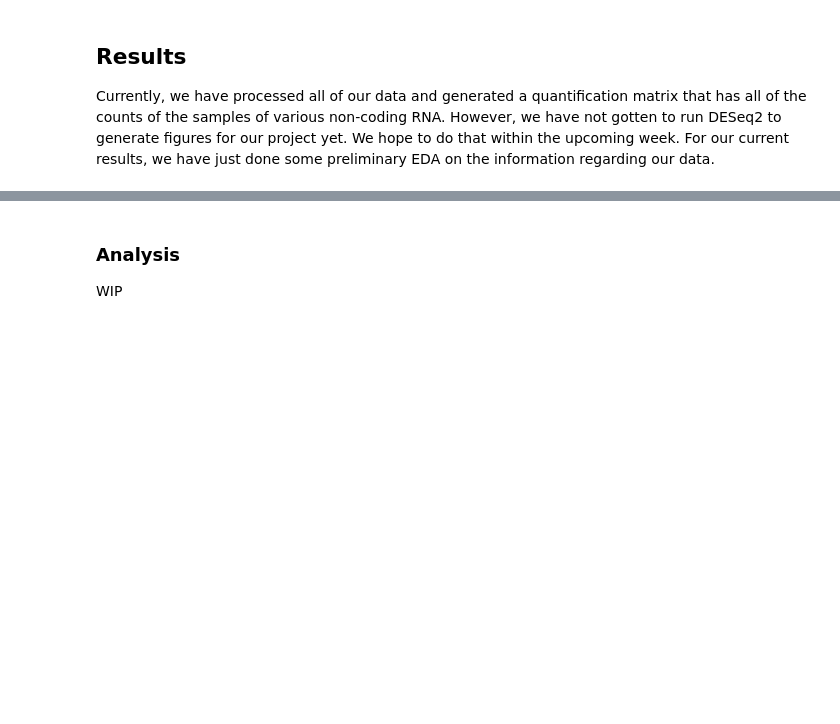
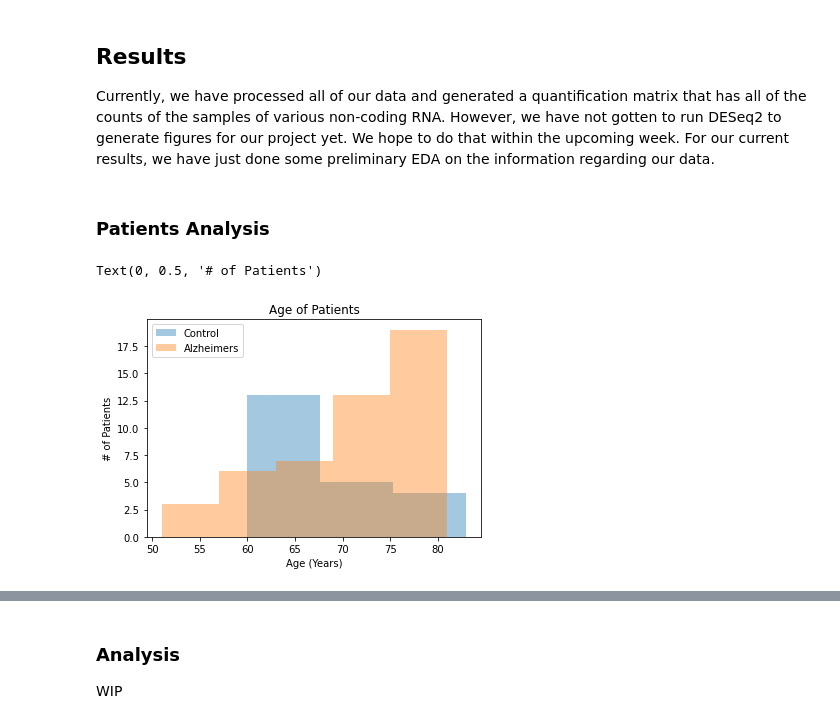
Before and after one commit to justjk139/alzheimers_gene_analysis, a Jupyter notebook: notebooks/Alzheimers-Biomarker-Analysis.ipynb, the cells around one changed output, grey strips where cells are left out. Saved outputs shown, nothing was run; the diff lists cells and outputs as text; code cells hidden in the pictures; blank space fills up the shorter version.

```diff
--- a/notebooks/Alzheimers-Biomarker-Analysis.ipynb
+++ b/notebooks/Alzheimers-Biomarker-Analysis.ipynb
@@ -63,3 +63,5 @@ In the next coming weeks, we will run DESeq2 on our quantification matrix and id
 ## Results
 
 Currently, we have processed all of our data and generated a quantification matrix that has all of the counts of the samples of various non-coding RNA. However, we have not gotten to run DESeq2 to generate figures for our project yet. We hope to do that within the upcoming week. For our current results, we have just done some preliminary EDA on the information regarding our data.
+# %% [markdown]
+### Patients Analysis
@@ -65,0 +72,16 @@ Currently, we have processed all of our data and generated a quantification matr
+# %%
+patients = pd.read_csv("../references/SraRunTable.txt")
+# %%
+df = patients[patients['GROUP'] == 'control']
+sns.distplot(df['Age'],  kde=False, label='Control')
+
+df = patients[patients['GROUP'] == 'alzheimer patient']
+sns.distplot(df['Age'],  kde=False, label='Alzheimers')
+
+plt.legend(prop={'size': 10})
+plt.title('Age of Patients')
+plt.xlabel('Age (Years)')
+plt.ylabel('# of Patients')
+# %% [output]
+Text(0, 0.5, '# of Patients')
+[figure, added]
```
Also changed, not shown: parts of 4 cells of this notebook, 1 other file.
